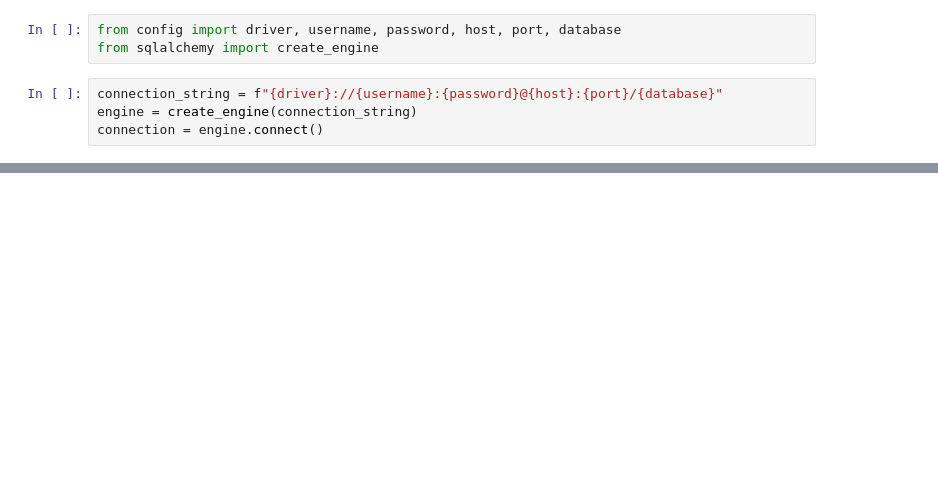
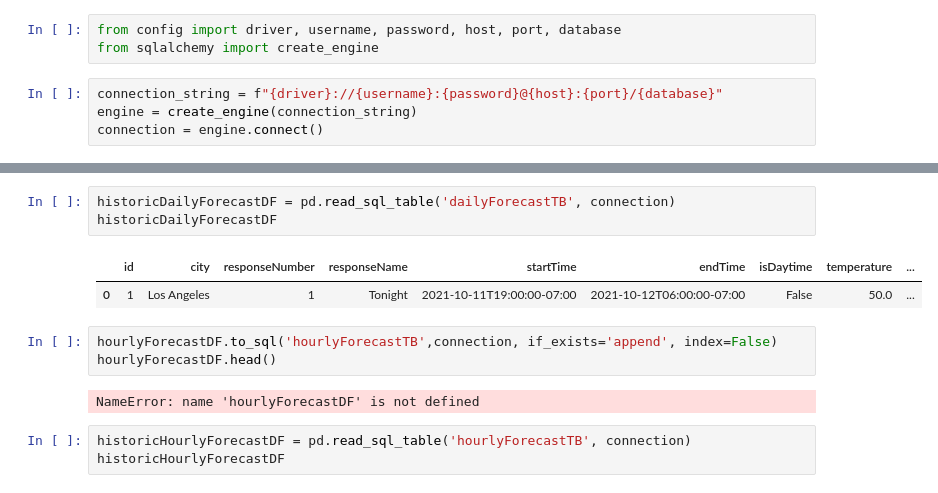
Before and after one commit to nappytrails/weather-trends, a Jupyter notebook: code/weatherForecasts.ipynb, the cells around one changed output, grey strips where cells are left out. Cells and saved outputs as stored; diff of their text form; blank space fills up the shorter version.

Commit message:
SQL Tables

```diff
--- a/code/weatherForecasts.ipynb
+++ b/code/weatherForecasts.ipynb
@@ -56,0 +155,14 @@ connection = engine.connect()
+# %%
+historicDailyForecastDF = pd.read_sql_table('dailyForecastTB', connection)
+historicDailyForecastDF
+# %% [output]
+|  | id | city | responseNumber | responseName | startTime | endTime | isDaytime | temperature | ... |
+| 0 | 1 | Los Angeles | 1 | Tonight | 2021-10-11T19:00:00-07:00 | 2021-10-12T06:00:00-07:00 | False | 50.0 | ... |
+# %%
+hourlyForecastDF.to_sql('hourlyForecastTB',connection, if_exists='append', index=False)
+hourlyForecastDF.head()
+# %% [output]
+NameError: name 'hourlyForecastDF' is not defined
+# %%
+historicHourlyForecastDF = pd.read_sql_table('hourlyForecastTB', connection)
+historicHourlyForecastDF
```
Also changed, not shown: parts of 11 cells of this notebook, 1 other file.
